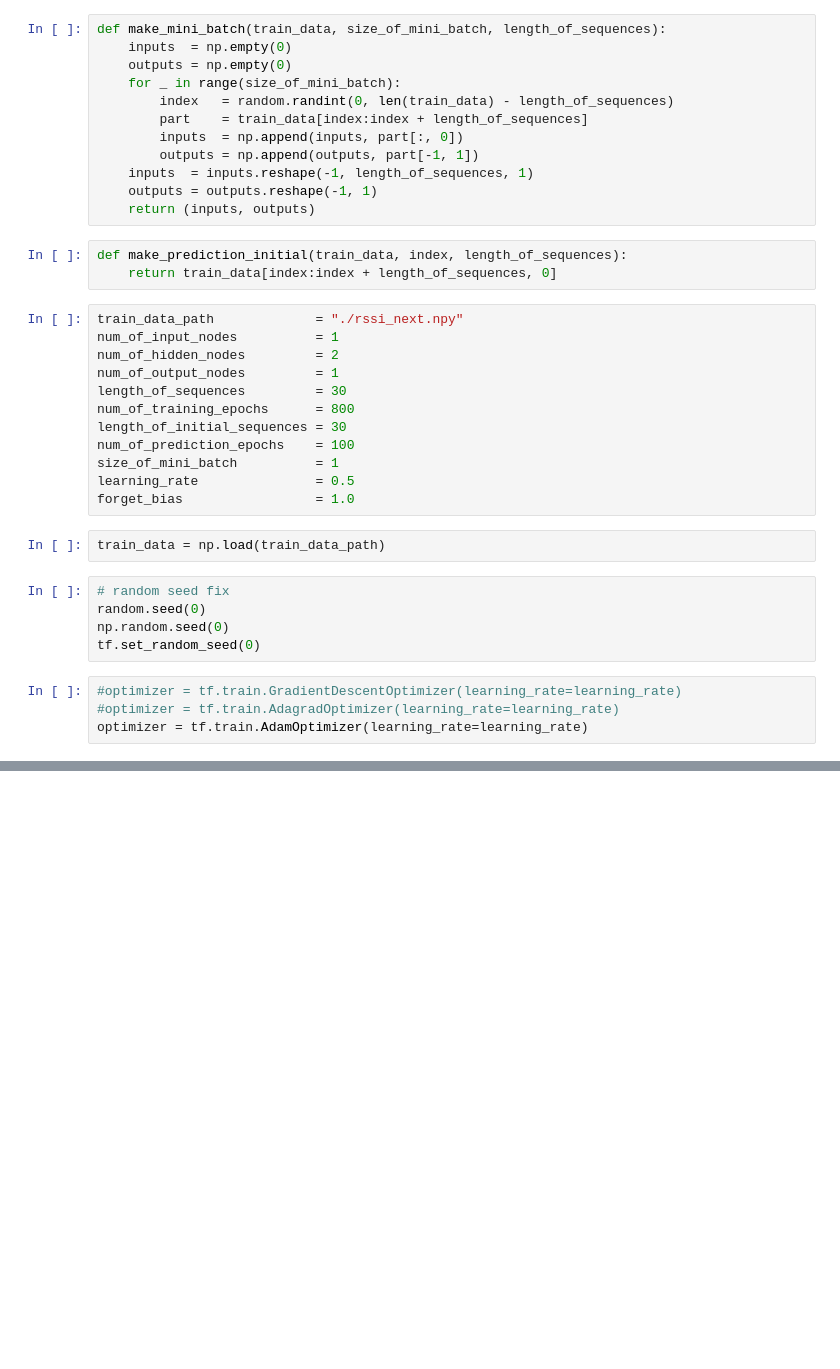
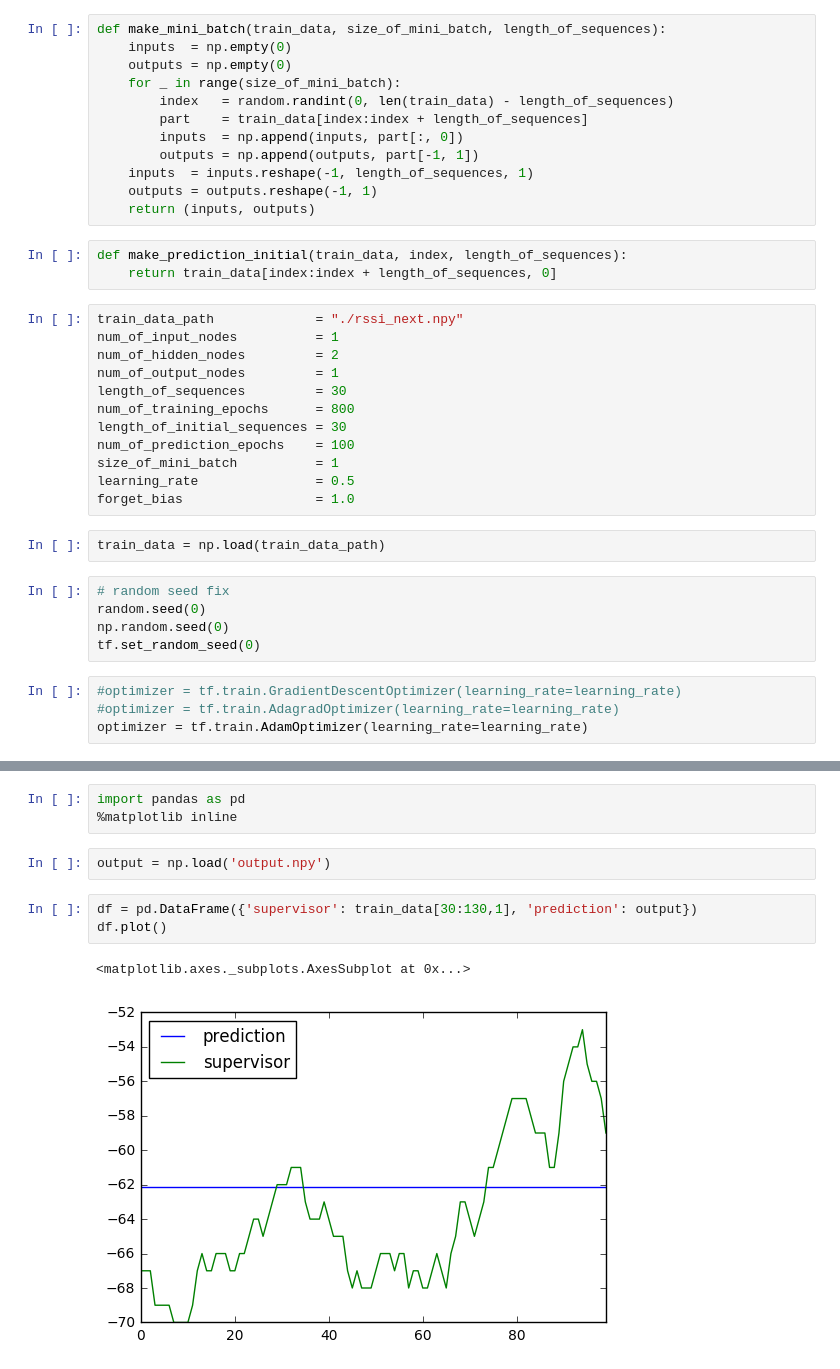
Before and after one commit to refluster/jupyter, a Jupyter notebook: 002.ble_area_pred/rssi_pred.ipynb, the cells around one changed output, grey strips where cells are left out. Cells and saved outputs as stored; diff of their text form; blank space fills up the shorter version.

```diff
--- a/002.ble_area_pred/rssi_pred.ipynb
+++ b/002.ble_area_pred/rssi_pred.ipynb
@@ -136,0 +142,11 @@ train#120, train loss: 5.181222e+00
+# %%
+import pandas as pd
+%matplotlib inline
+# %%
+output = np.load('output.npy')
+# %%
+df = pd.DataFrame({'supervisor': train_data[30:130,1], 'prediction': output})
+df.plot()
+# %% [output]
+<matplotlib.axes._subplots.AxesSubplot at 0x...>
+[figure, added]
```
Also changed, not shown: parts of 1 cell of this notebook, 8 other files.
